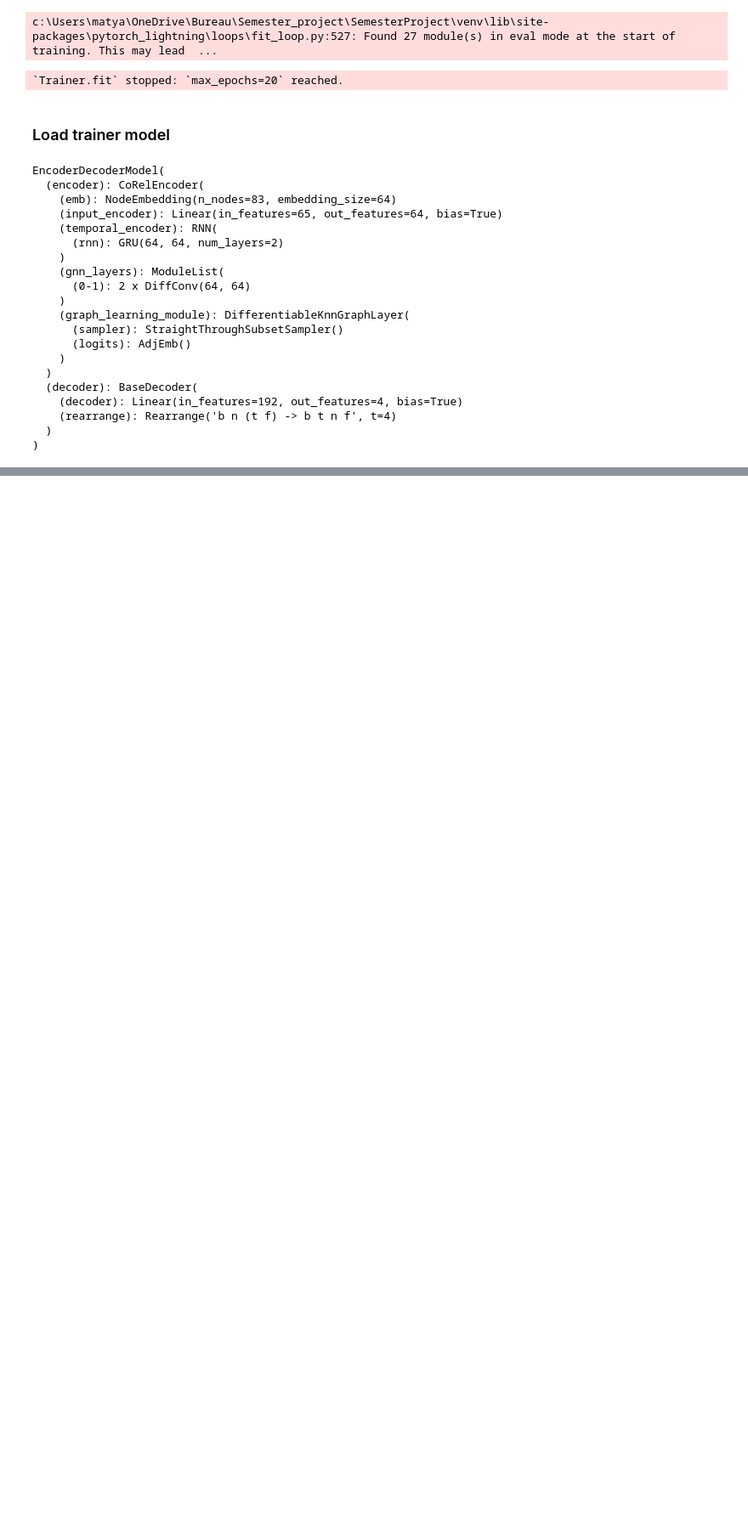
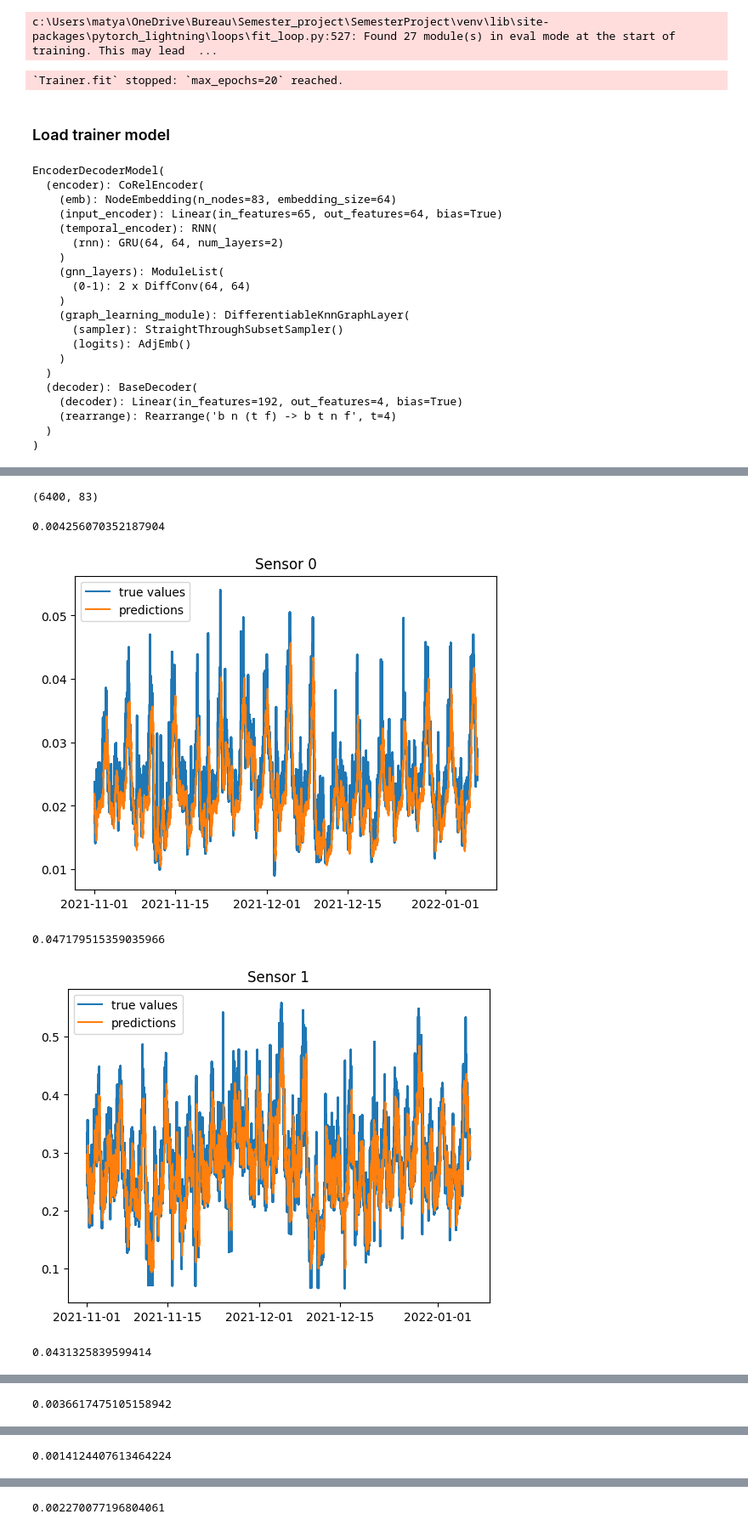
Before and after one commit to MatyaAydin/SemesterProject, a Jupyter notebook: src/train.ipynb, the cells around one changed output, grey strips where cells are left out. Shown: that part at 85% size. Cells and saved outputs as stored; diff of their text form; code cells hidden in the pictures; blank space fills up the shorter version.

```diff
--- a/src/train.ipynb
+++ b/src/train.ipynb
@@ -232,0 +307,53 @@ plt.legend()
+# %%
+preds_scaled = preds_scaled.reshape(-1, 83)
+
+preds_scaled.shape
+# %% [output]
+(6400, 83)
+# %%
+df.index = pd.to_datetime(df.index)
+dates = df.index
+
+def plot_daily_mean(time, pred, true, step, title):
+    time_tmp = []
+    pred_tmp = []
+    true_tmp = []
+
+    for day_start in range(0, len(time), step):
+        day_end = min(day_start + step, len(time))
+
+        day_time = time[day_start]
+
+        day_pred = pred[day_start:day_end]
+        day_true = true[day_start:day_end]
+        true_tmp.append(np.mean(day_true))
+        daily_mean = np.mean(day_pred)
+
+        time_tmp.append(day_time)
+        pred_tmp.append(daily_mean)
+
+    plt.plot(time_tmp, pred_tmp, label='Predictions')
+    plt.plot(time_tmp, true_tmp, label='True Values')
+    plt.title(title)
+    plt.xlabel("Time")
+    plt.ylabel("MWh (Daily Mean)")
+    plt.ylim(0, 1.1 * max(max(pred_tmp), max(true_tmp)))
+    plt.show()
+# %%
+for sensor_idx in range(10):
+
+    # plot_daily_mean(dates[:len(true)],  preds_scaled[:, sensor_idx], true[:, sensor_idx], 96, f"Sensor {sensor_idx} - True values")
+
+
+    plt.plot(dates[:len(true)], true[:, sensor_idx], label='true values')
+    plt.plot(dates[:len(true)], preds_scaled[:, sensor_idx], label='predictions')
+    print(np.mean(np.abs(true[:, sensor_idx] - preds_scaled[:, sensor_idx])))
+    plt.title(f'Sensor {sensor_idx}')
+    plt.legend()
+    plt.show()
+# %% [output]
+0.004256070352187904
+[figure, added]
+0.047179515359035966
+[figure, added]
+0.0431325839599414
@@ -232,0 +361 @@ plt.legend()
+0.0036617475105158942
@@ -232,0 +363 @@ plt.legend()
+0.0014124407613464224
@@ -232,0 +365 @@ plt.legend()
+0.002270077196804061
```
Also changed, not shown: parts of 15 cells of this notebook, 7 other files.
